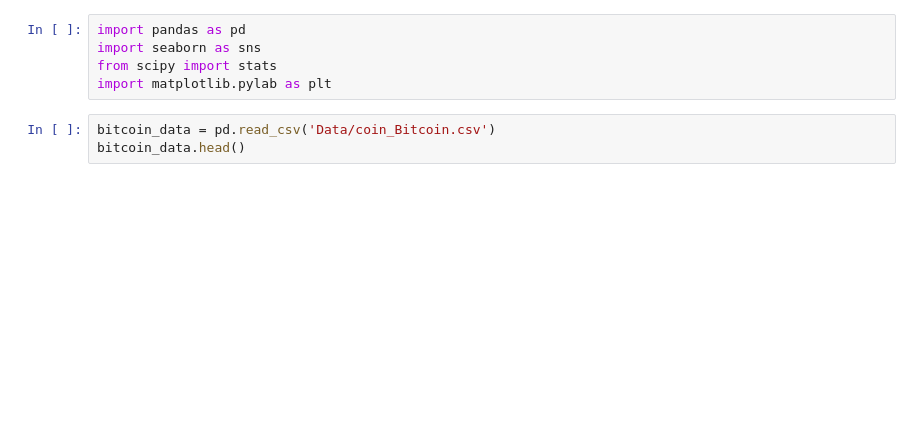
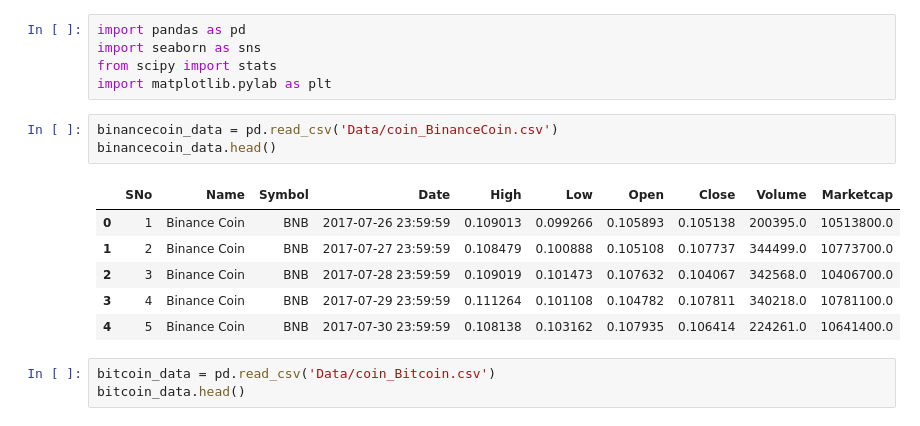
Before and after one commit to Siddharth114/CryptoPrices, a Jupyter notebook: exploring.ipynb, the cells around one changed output. Saved outputs shown, nothing was run; the diff lists cells and outputs as text; blank space fills up the shorter version.

```diff
--- a/exploring.ipynb
+++ b/exploring.ipynb
@@ -3,6 +3,16 @@ import pandas as pd
 import seaborn as sns
 from scipy import stats
 import matplotlib.pylab as plt
+# %%
+binancecoin_data = pd.read_csv('Data/coin_BinanceCoin.csv')
+binancecoin_data.head()
+# %% [output]
+|  | SNo | Name | Symbol | Date | High | Low | Open | Close | Volume | Marketcap |
+| 0 | 1 | Binance Coin | BNB | 2017-07-26 23:59:59 | 0.109013 | 0.099266 | 0.105893 | 0.105138 | 200395.0 | 10513800.0 |
+| 1 | 2 | Binance Coin | BNB | 2017-07-27 23:59:59 | 0.108479 | 0.100888 | 0.105108 | 0.107737 | 344499.0 | 10773700.0 |
+| 2 | 3 | Binance Coin | BNB | 2017-07-28 23:59:59 | 0.109019 | 0.101473 | 0.107632 | 0.104067 | 342568.0 | 10406700.0 |
+| 3 | 4 | Binance Coin | BNB | 2017-07-29 23:59:59 | 0.111264 | 0.101108 | 0.104782 | 0.107811 | 340218.0 | 10781100.0 |
+| 4 | 5 | Binance Coin | BNB | 2017-07-30 23:59:59 | 0.108138 | 0.103162 | 0.107935 | 0.106414 | 224261.0 | 10641400.0 |
 # %%
 bitcoin_data = pd.read_csv('Data/coin_Bitcoin.csv')
 bitcoin_data.head()
```
Also changed, not shown: parts of 3 cells of this notebook, 2 other files.
